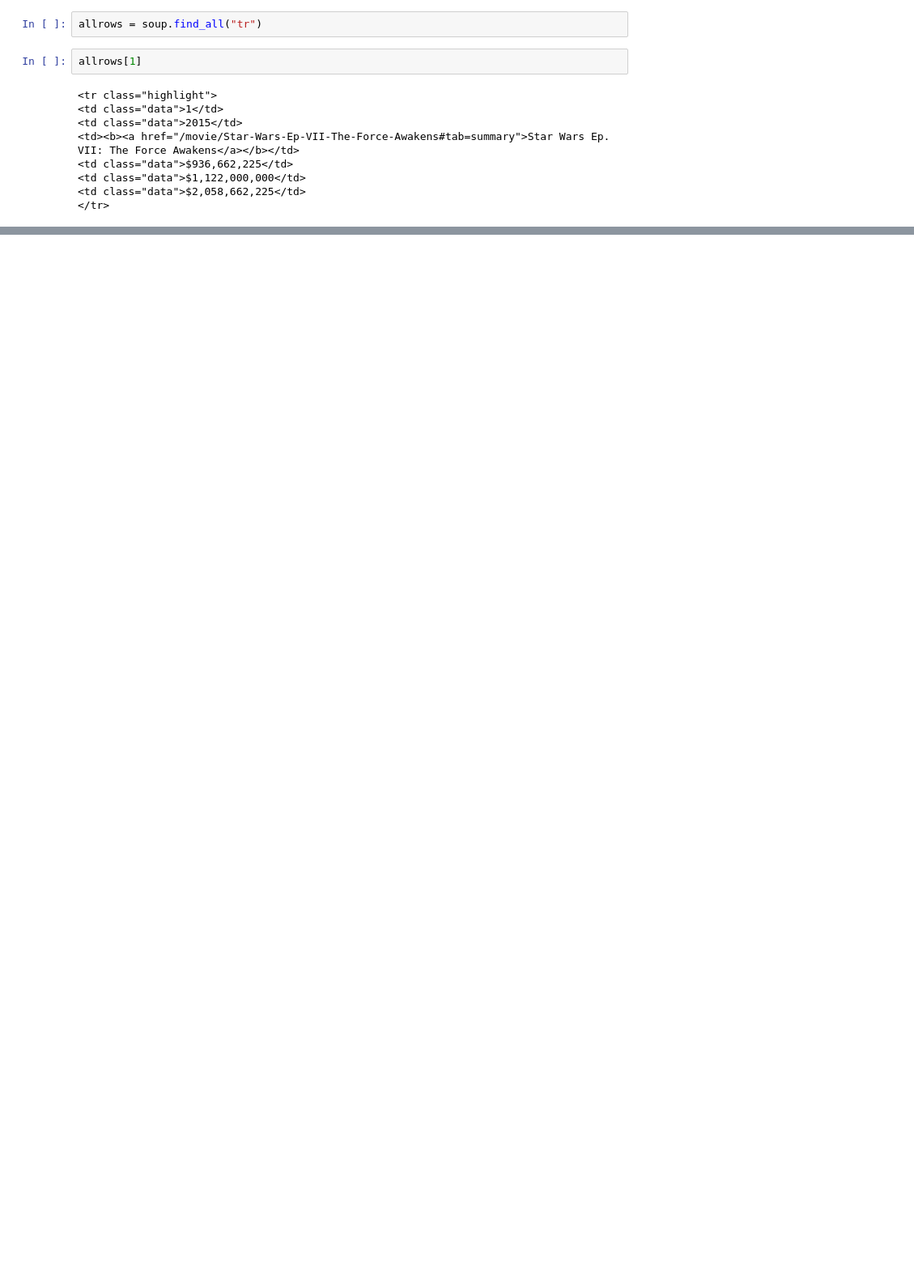
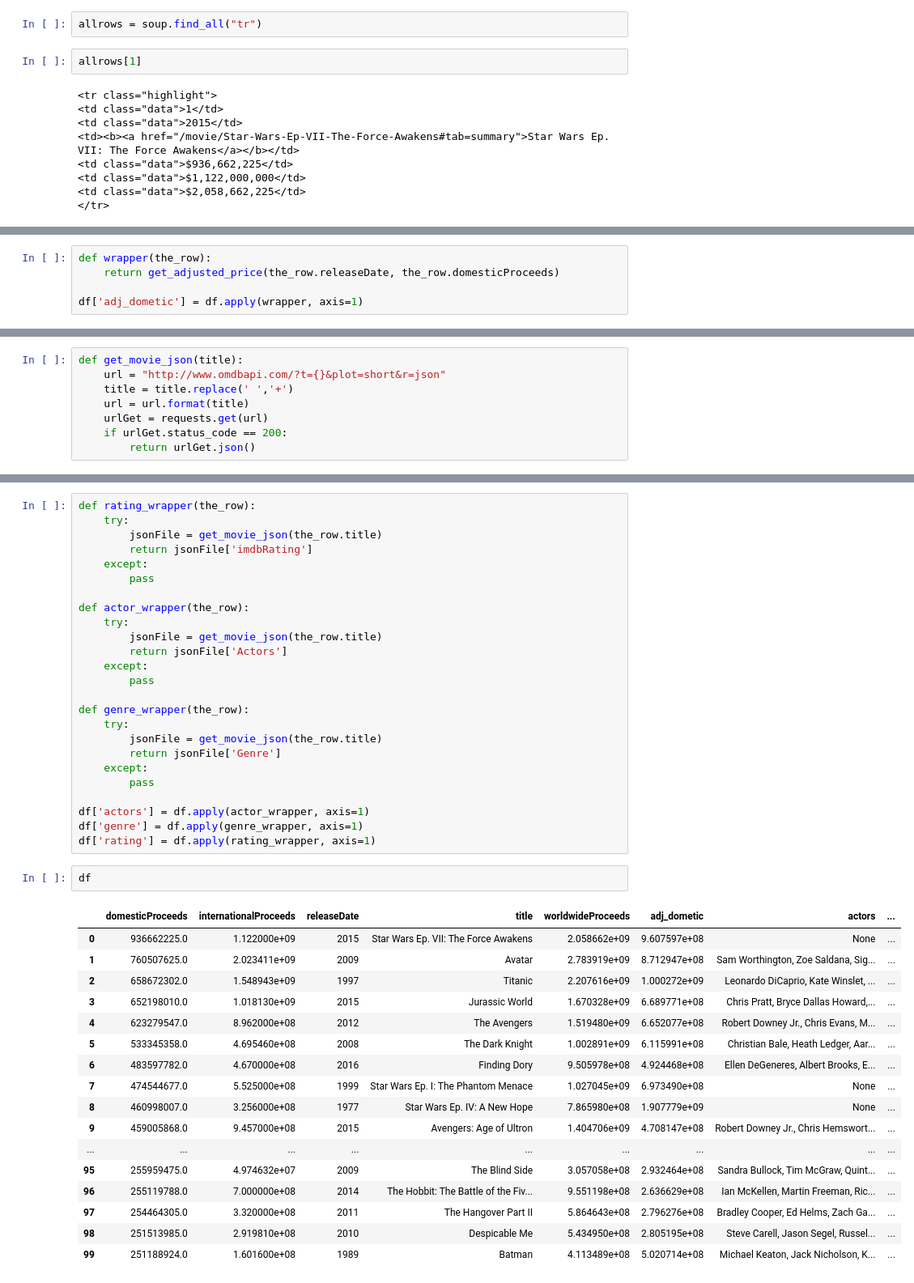
Before and after one commit to LutherCSMiller/augmenting-movie-data-with-an-api-chriia01, a Jupyter notebook: boxOffice.ipynb, the cells around one changed output, grey strips where cells are left out. Shown at 81% size. Saved outputs shown, nothing was run; the diff lists cells and outputs as text; blank space fills up the shorter version.

```diff
--- a/boxOffice.ipynb
+++ b/boxOffice.ipynb
@@ -52,0 +53,5 @@ csv
+# %%
+def wrapper(the_row):
+    return get_adjusted_price(the_row.releaseDate, the_row.domesticProceeds)
+
+df['adj_dometic'] = df.apply(wrapper, axis=1)
@@ -52,0 +164,8 @@ csv
+# %%
+def get_movie_json(title):
+    url = "http://www.omdbapi.com/?t={}&plot=short&r=json"
+    title = title.replace(' ','+')
+    url = url.format(title)
+    urlGet = requests.get(url)
+    if urlGet.status_code == 200:
+        return urlGet.json()
@@ -52,0 +198,45 @@ csv
+# %%
+def rating_wrapper(the_row):
+    try:
+        jsonFile = get_movie_json(the_row.title)
+        return jsonFile['imdbRating']
+    except:
+        pass
+
+def actor_wrapper(the_row):
+    try:
+        jsonFile = get_movie_json(the_row.title)
+        return jsonFile['Actors']
+    except:
+        pass
+
+def genre_wrapper(the_row):
+    try:
+        jsonFile = get_movie_json(the_row.title)
+        return jsonFile['Genre']
+    except:
+        pass
+
+df['actors'] = df.apply(actor_wrapper, axis=1)
+df['genre'] = df.apply(genre_wrapper, axis=1)
+df['rating'] = df.apply(rating_wrapper, axis=1)
+# %%
+df
+# %% [output]
+|  | domesticProceeds | internationalProceeds | releaseDate | title | worldwideProceeds | adj_dometic | actors | ... |
+| 0 | 936662225.0 | 1.122000e+09 | 2015 | Star Wars Ep. VII: The Force Awakens | 2.058662e+09 | 9.607597e+08 | None | ... |
+| 1 | 760507625.0 | 2.023411e+09 | 2009 | Avatar | 2.783919e+09 | 8.712947e+08 | Sam Worthington, Zoe Saldana, Sig... | ... |
+| 2 | 658672302.0 | 1.548943e+09 | 1997 | Titanic | 2.207616e+09 | 1.000272e+09 | Leonardo DiCaprio, Kate Winslet, ... | ... |
+| 3 | 652198010.0 | 1.018130e+09 | 2015 | Jurassic World | 1.670328e+09 | 6.689771e+08 | Chris Pratt, Bryce Dallas Howard,... | ... |
+| 4 | 623279547.0 | 8.962000e+08 | 2012 | The Avengers | 1.519480e+09 | 6.652077e+08 | Robert Downey Jr., Chris Evans, M... | ... |
+| 5 | 533345358.0 | 4.695460e+08 | 2008 | The Dark Knight | 1.002891e+09 | 6.115991e+08 | Christian Bale, Heath Ledger, Aar... | ... |
+| 6 | 483597782.0 | 4.670000e+08 | 2016 | Finding Dory | 9.505978e+08 | 4.924468e+08 | Ellen DeGeneres, Albert Brooks, E... | ... |
+| 7 | 474544677.0 | 5.525000e+08 | 1999 | Star Wars Ep. I: The Phantom Menace | 1.027045e+09 | 6.973490e+08 | None | ... |
+| 8 | 460998007.0 | 3.256000e+08 | 1977 | Star Wars Ep. IV: A New Hope | 7.865980e+08 | 1.907779e+09 | None | ... |
+| 9 | 459005868.0 | 9.457000e+08 | 2015 | Avengers: Age of Ultron | 1.404706e+09 | 4.708147e+08 | Robert Downey Jr., Chris Hemswort... | ... |
+| ... | ... | ... | ... | ... | ... | ... | ... | ... |
+| 95 | 255959475.0 | 4.974632e+07 | 2009 | The Blind Side | 3.057058e+08 | 2.932464e+08 | Sandra Bullock, Tim McGraw, Quint... | ... |
+| 96 | 255119788.0 | 7.000000e+08 | 2014 | The Hobbit: The Battle of the Fiv... | 9.551198e+08 | 2.636629e+08 | Ian McKellen, Martin Freeman, Ric... | ... |
+| 97 | 254464305.0 | 3.320000e+08 | 2011 | The Hangover Part II | 5.864643e+08 | 2.796276e+08 | Bradley Cooper, Ed Helms, Zach Ga... | ... |
+| 98 | 251513985.0 | 2.919810e+08 | 2010 | Despicable Me | 5.434950e+08 | 2.805195e+08 | Steve Carell, Jason Segel, Russel... | ... |
+| 99 | 251188924.0 | 1.601600e+08 | 1989 | Batman | 4.113489e+08 | 5.020714e+08 | Michael Keaton, Jack Nicholson, K... | ... |
```
Also changed, not shown: parts of 22 cells of this notebook.
